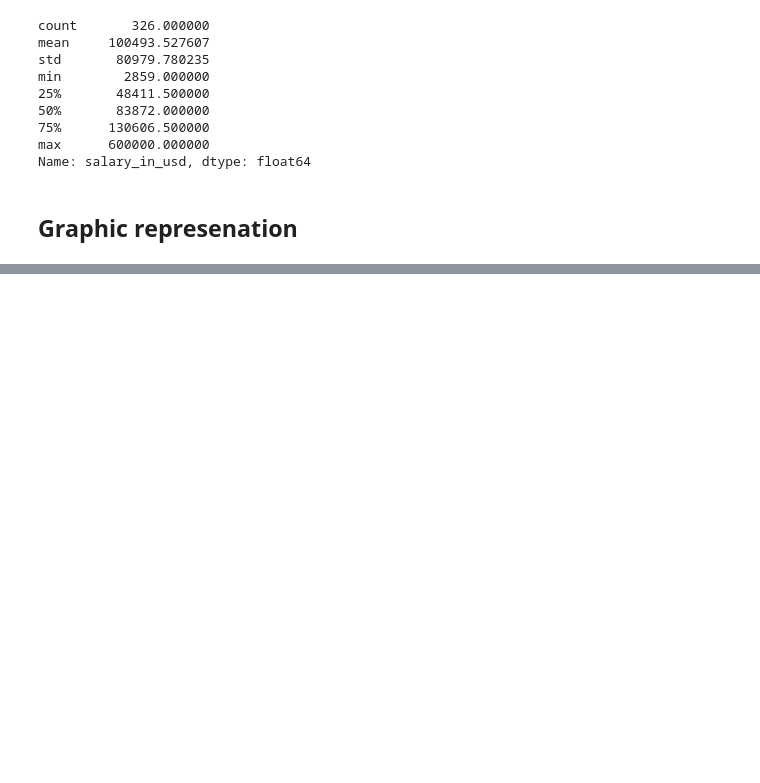
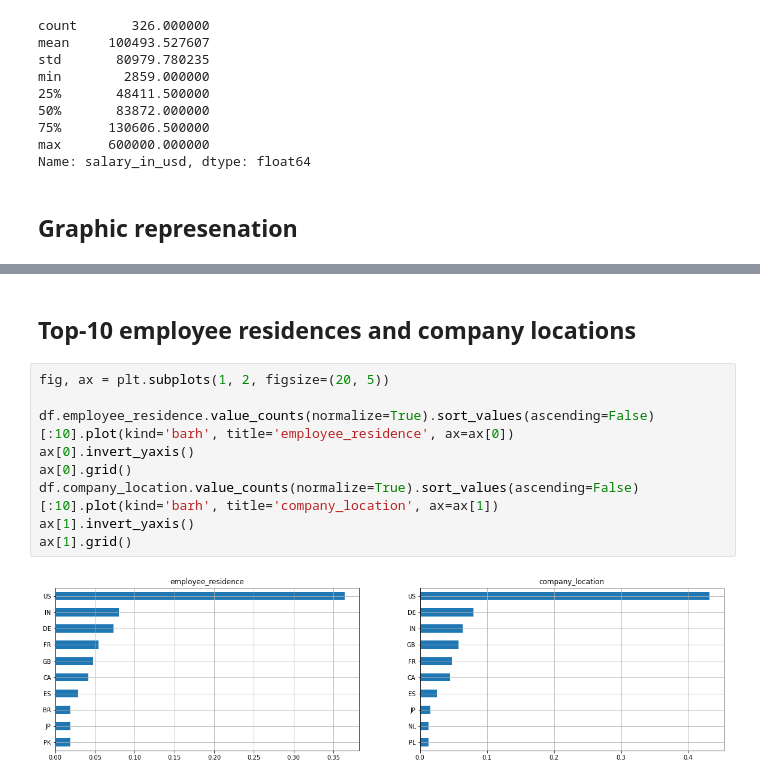
Before and after one commit to elna4os/ai-jobs-net-report, a Jupyter notebook: EDA.ipynb, the cells around one changed output, grey strips where cells are left out. Cells and saved outputs as stored; diff of their text form; blank space fills up the shorter version.

```diff
--- a/EDA.ipynb
+++ b/EDA.ipynb
@@ -121 +121,14 @@ plt.show()
+# %% [markdown]
+## Top-10 employee residences and company locations
+# %%
+fig, ax = plt.subplots(1, 2, figsize=(20, 5))
+
+df.employee_residence.value_counts(normalize=True).sort_values(ascending=False)[:10].plot(kind='barh', title='employee_residence', ax=ax[0])
+ax[0].invert_yaxis()
+ax[0].grid()
+df.company_location.value_counts(normalize=True).sort_values(ascending=False)[:10].plot(kind='barh', title='company_location', ax=ax[1])
+ax[1].invert_yaxis()
+ax[1].grid()
+# %% [output]
+[figure, new version]
 # %% [markdown]
```
Also changed, not shown: parts of 24 cells of this notebook, 2 other files.
